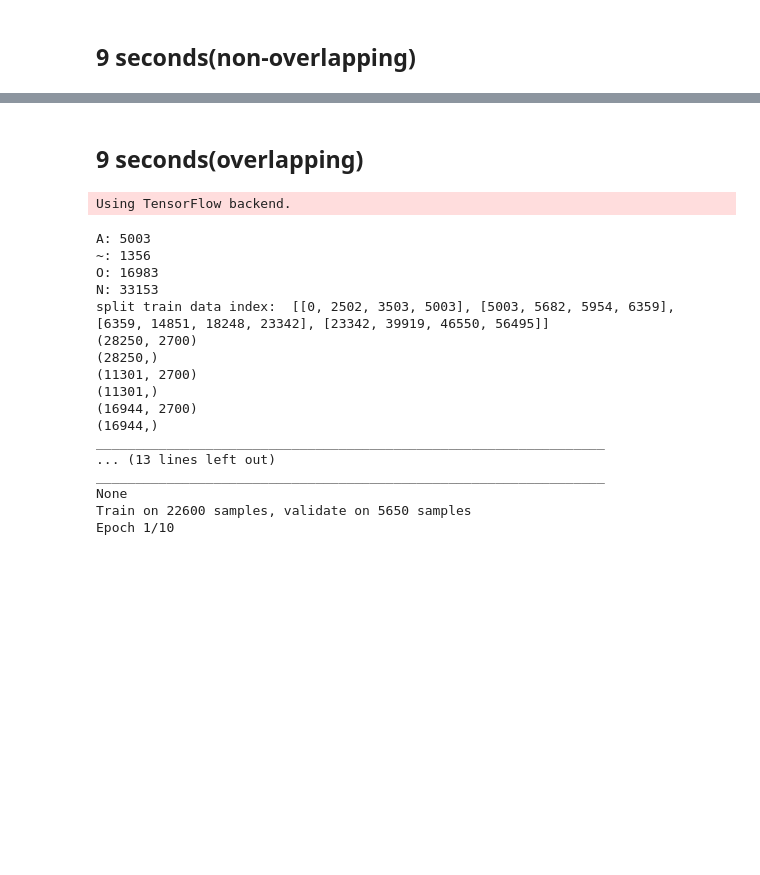
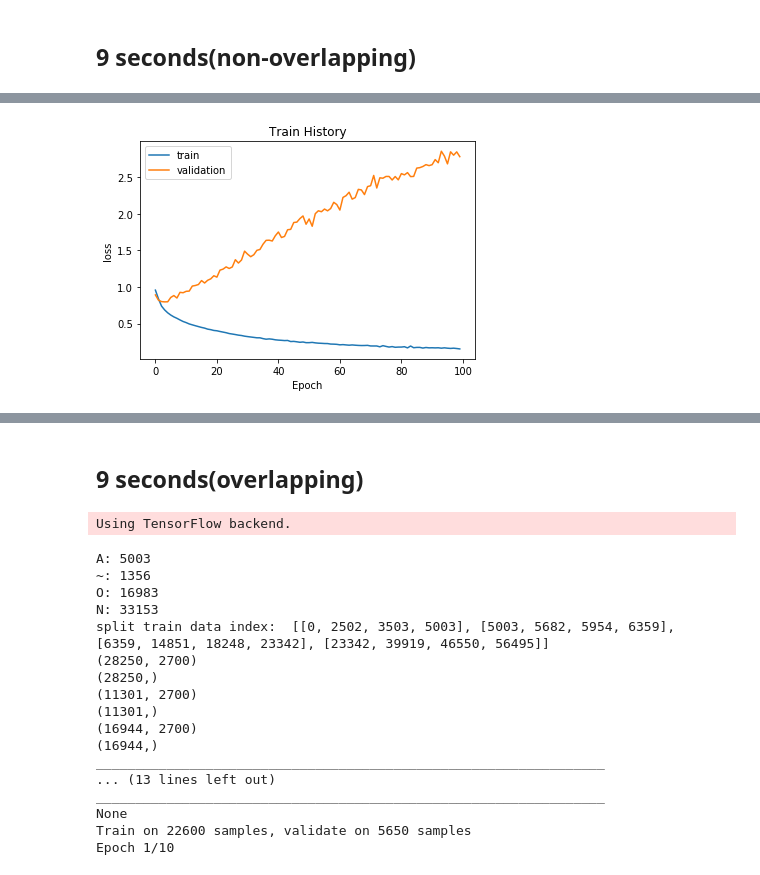
Before and after one commit to yanshuolee/ECG-AF-Detection, a Jupyter notebook: model_training.ipynb, the cells around one changed output, grey strips where cells are left out. Cells and saved outputs as stored; diff of their text form; code cells hidden in the pictures; blank space fills up the shorter version.

```diff
--- a/model_training.ipynb
+++ b/model_training.ipynb
@@ -101,0 +123,4 @@ NameError: name 'train_history' is not defined
+# %%
+show_plot('loss', train_history_1)
+# %% [output]
+[figure, added]
```
Also changed, not shown: parts of 4 cells of this notebook, 1 other file.
